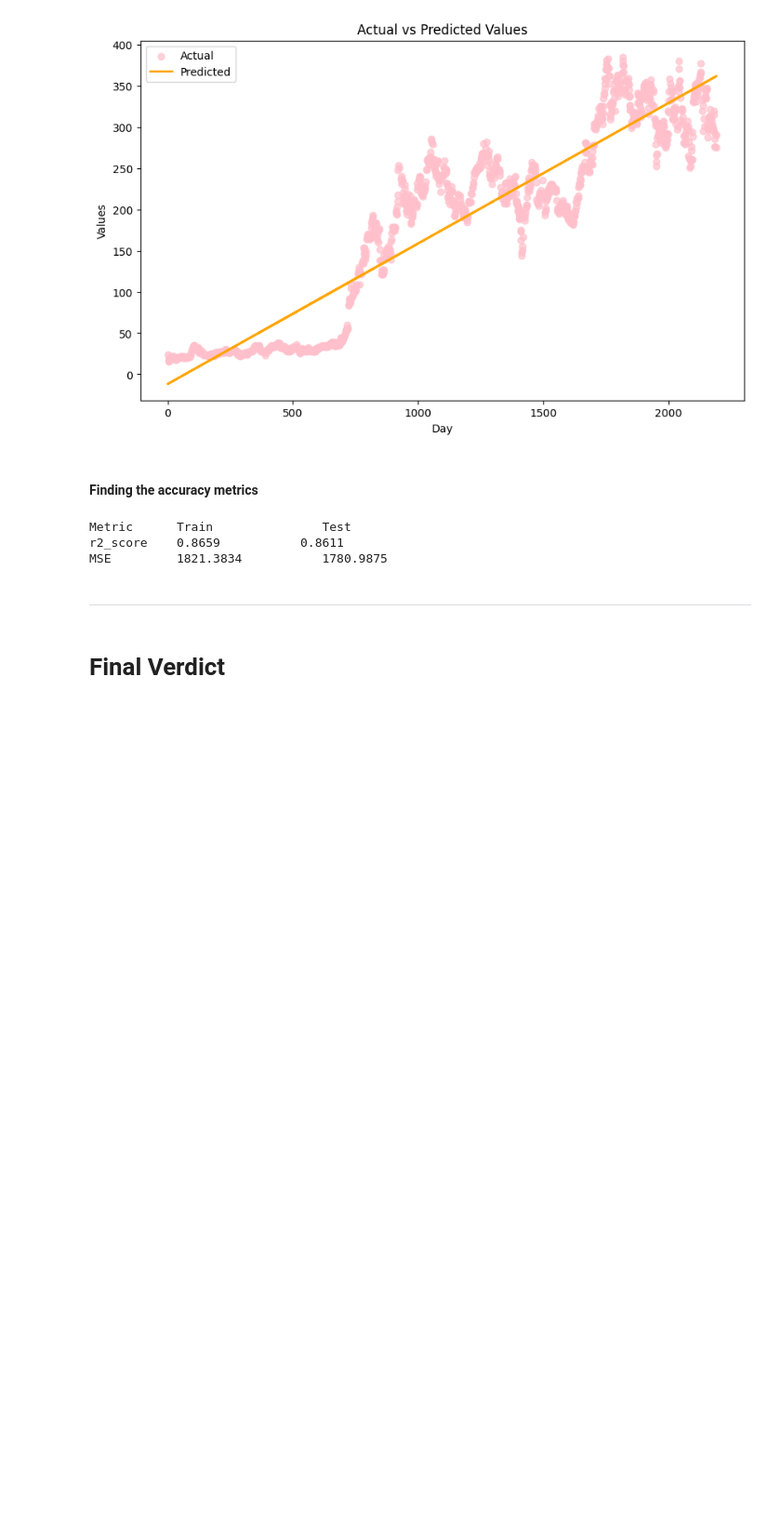
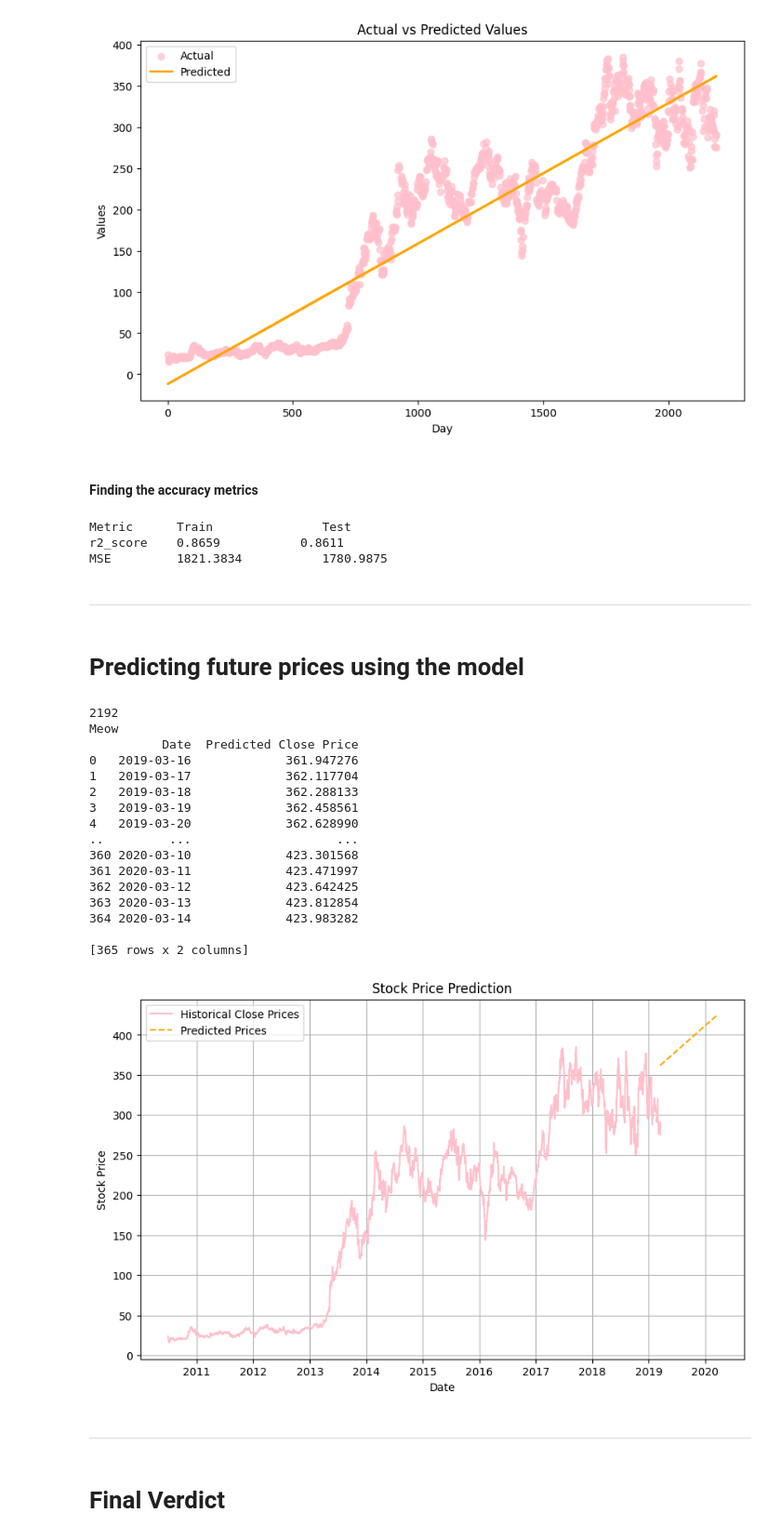
Before and after one commit to sazisblu/Stock-Prediction-Model, a Jupyter notebook: proj.ipynb, the cells around one changed output. Shown: that part at 93% size. Drawn from its saved outputs; the diff is of its cells as text; code cells hidden in the pictures; blank space fills up the shorter version.

Commit message:
added prediction section

```diff
--- a/proj.ipynb
+++ b/proj.ipynb
@@ -743,11 +762,9 @@ X_train,X_test,Y_train,Y_test = train_test_split(x,y,test_size=0.3,random_state=
-# %%
-scaler=StandardScaler().fit(x_Train)
 # %% [markdown]
 ### Creating a Linear model
 # %%
 Lm = LinearRegression()
 # We instantiate a linear regression mdoel
-Lm.fit(x_Train,y_Train)
+Lm.fit(X_train,Y_train)
 # %% [output]
 LinearRegression()
 # %% [markdown]
@@ -789,6 +806,70 @@ print(f"MSE         {mse_train:.4f}           {mse_test:.4f}")
 Metric      Train               Test
 r2_score    0.8659           0.8611
 MSE         1821.3834           1780.9875
+# %% [markdown]
+---
+# %% [markdown]
+# Predicting future prices using the model
+# %%
+from datetime import timedelta
+import numpy as np
+import pandas as pd
+import matplotlib.pyplot as plt
+
+# Define the number of future days to predict
+future_days = 365
+
+# Extend the index for future predictions
+last_index = df.index[-1]
+print(last_index)
+future_indices = np.arange(last_index + 1, last_index + 1 + future_days).reshape(-1, 1)
+
+# Scale the future indices using the same scaler used for training data
+future_indices_scaled = scaler.transform(future_indices)
+# print("Future indices:",future_indices)
+print("Meow")
+# print("Future indices scaled",future_indices_scaled)
+# Predict future stock prices using the trained model
+future_predictions = Lm.predict(future_indices)
+
+# Create a DataFrame to display the results
+future_dates = [df['Date'].max() + timedelta(days=i) for i in range(1, future_days + 1)]
+future_df = pd.DataFrame({
+    'Date': future_dates,
+    'Predicted Close Price': future_predictions
+})
+
+# Display the predicted future stock prices
+print(future_df)
+
+# Plot historical and predicted prices
+plt.figure(figsize=(10, 6))
+plt.plot(df['Date'], df['Close'], label='Historical Close Prices', color='pink')
+plt.plot(future_df['Date'], future_df['Predicted Close Price'], label='Predicted Prices', color='orange', linestyle='--')
+plt.xlabel('Date')
+plt.ylabel('Stock Price')
+plt.title('Stock Price Prediction')
+plt.legend()
+plt.grid(True)
+plt.show()
+# %% [output]
+2192
+Meow
+          Date  Predicted Close Price
+0   2019-03-16             361.947276
+1   2019-03-17             362.117704
+2   2019-03-18             362.288133
+3   2019-03-19             362.458561
+4   2019-03-20             362.628990
+..         ...                    ...
+360 2020-03-10             423.301568
+361 2020-03-11             423.471997
+362 2020-03-12             423.642425
+363 2020-03-13             423.812854
+364 2020-03-14             423.983282
+
+[365 rows x 2 columns]
+[figure, added]
 # %% [markdown]
 ----
 # %% [markdown]
```
Also changed, not shown: parts of 4 cells of this notebook.
